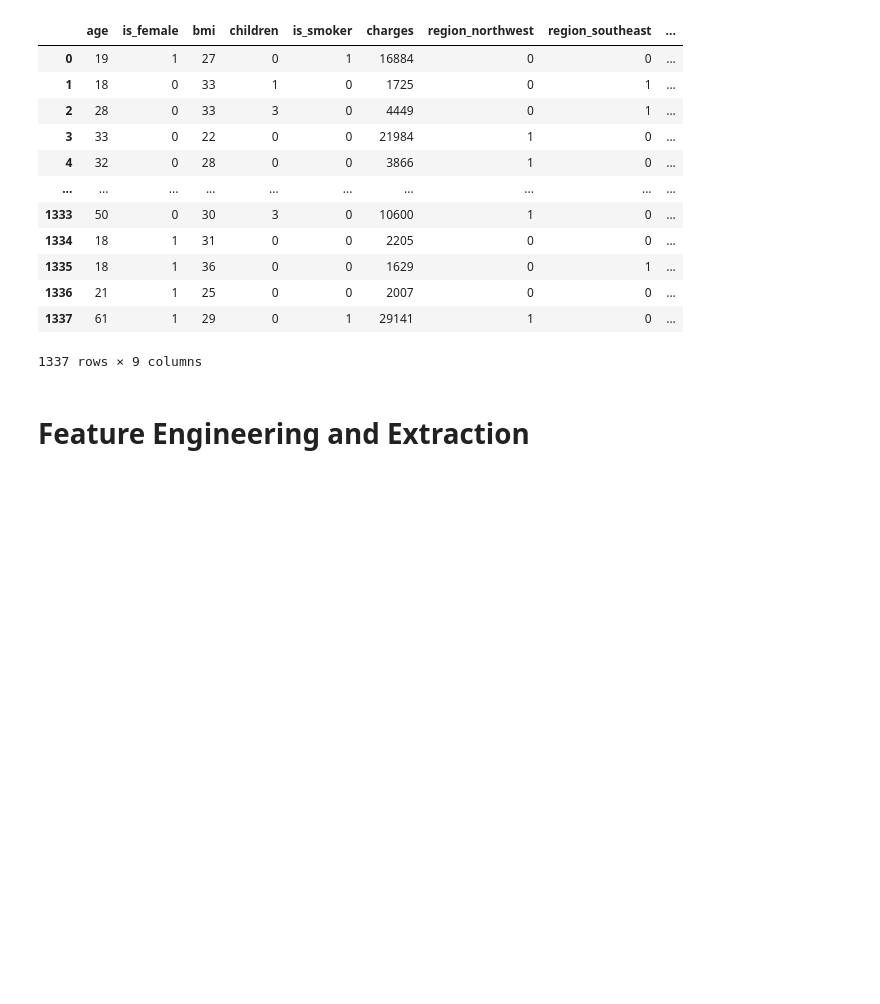
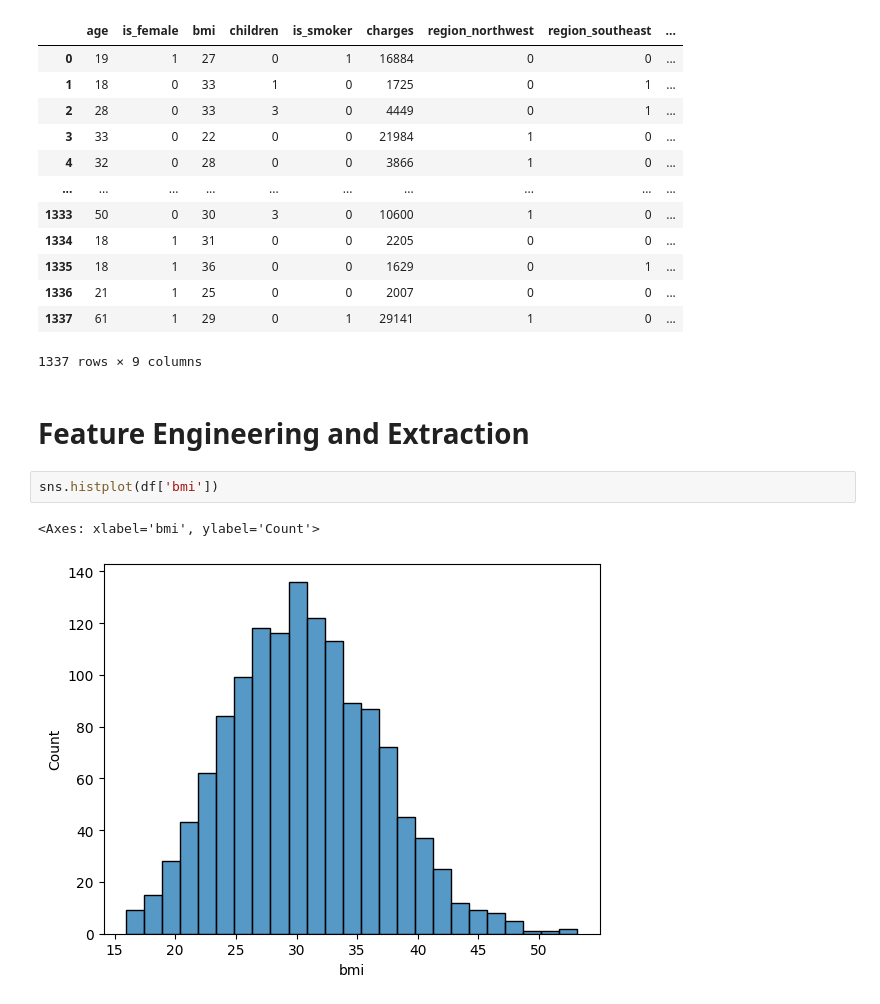
Before and after one commit to nabin12468/ML-WORK, a Jupyter notebook: DataAnalysis.ipynb, the cells around one changed output. Drawn from its saved outputs; the diff is of its cells as text; blank space fills up the shorter version.

```diff
--- a/DataAnalysis.ipynb
+++ b/DataAnalysis.ipynb
@@ -273,3 +273,8 @@ df_cleaned
 1337 rows × 9 columns
 # %% [markdown]
 # Feature Engineering and Extraction
+# %%
+sns.histplot(df['bmi'])
+# %% [output]
+<Axes: xlabel='bmi', ylabel='Count'>
+[figure, added]
```
Also changed, not shown: parts of 14 cells of this notebook, 2 other files.
